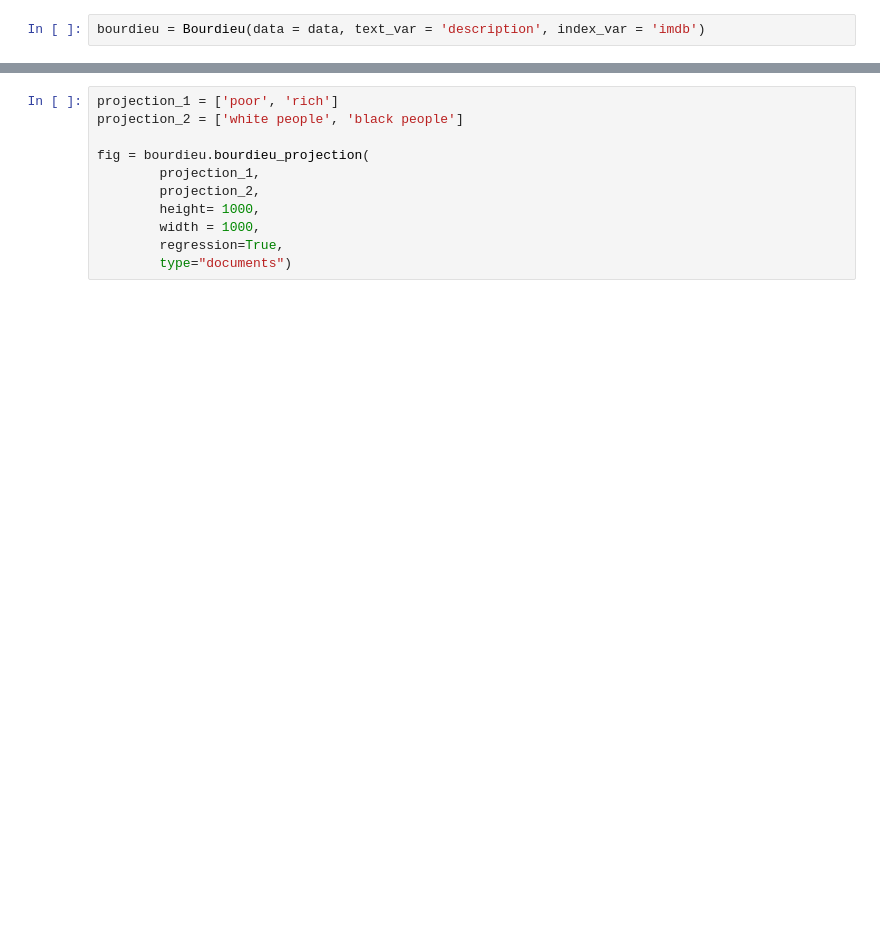
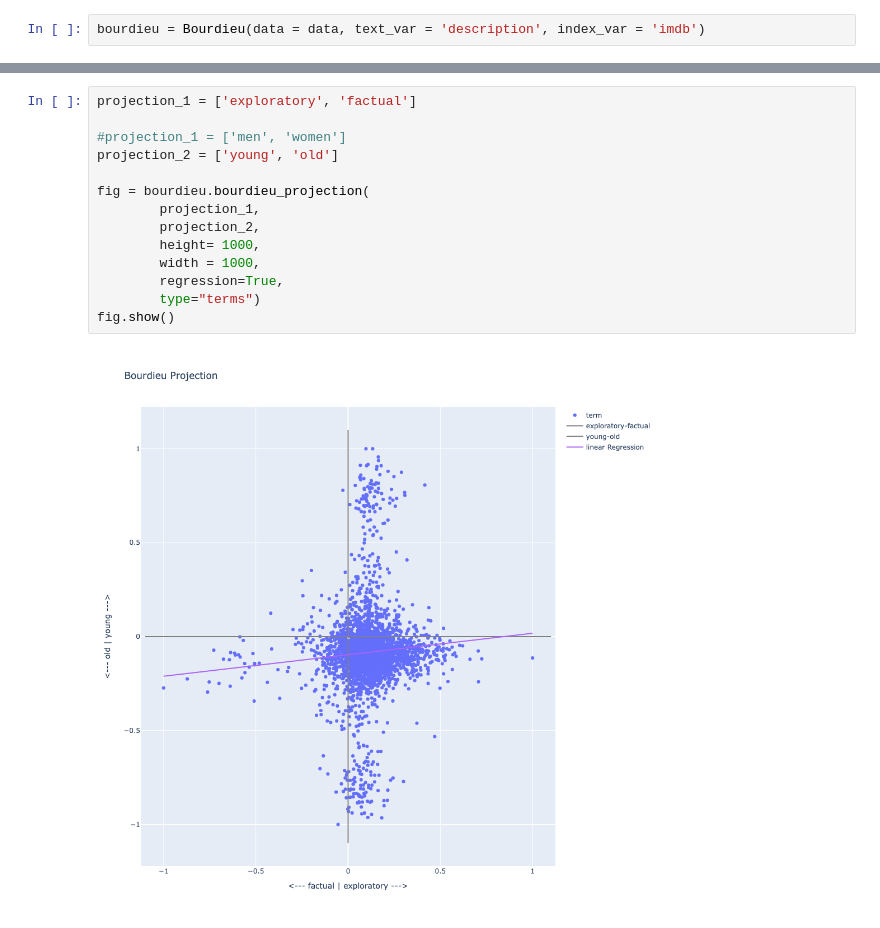
Before and after one commit to charlesdedampierre/bunkatech, a Jupyter notebook: demo_bourdieu.ipynb, the cells around one changed output, grey strips where cells are left out. Saved outputs shown, nothing was run; the diff lists cells and outputs as text; blank space fills up the shorter version.

```diff
--- a/demo_bourdieu.ipynb
+++ b/demo_bourdieu.ipynb
@@ -23,11 +119,16 @@ bourdieu.fit(extract_terms = True,
 # %%
-projection_1 = ['poor', 'rich']
-projection_2 = ['white people', 'black people']
+projection_1 = ['exploratory', 'factual']
+
+#projection_1 = ['men', 'women']
+projection_2 = ['young', 'old']
 
 fig = bourdieu.bourdieu_projection(
         projection_1,
         projection_2,
         height= 1000,
         width = 1000,
         regression=True,
-        type="documents")
+        type="terms")
+fig.show()
+# %% [output]
+[figure, added]
```
Also changed, not shown: parts of 9 cells of this notebook, 4 other files.
